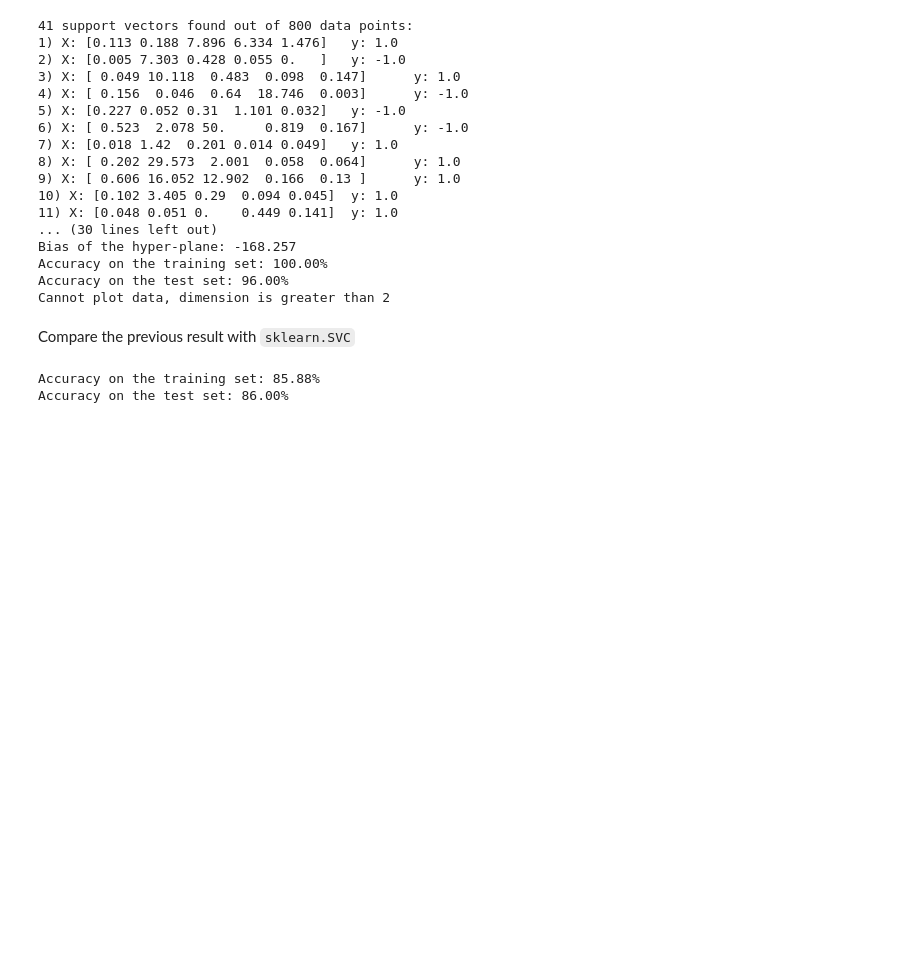
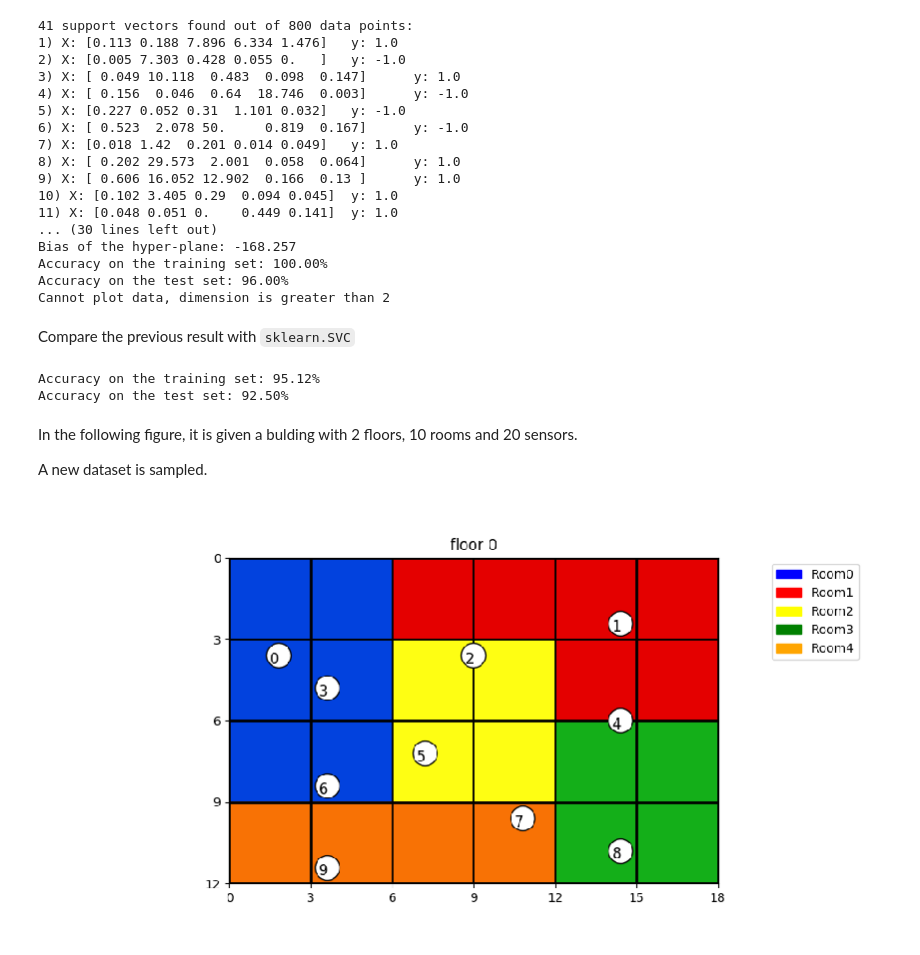
Before and after one commit to nihil21/custom-svm, a Jupyter notebook: custom-svm/svm_usecase.ipynb, the cells around one changed output. Cells and saved outputs as stored; diff of their text form; code cells hidden in the pictures; blank space fills up the shorter version.

```diff
--- a/custom-svm/svm_usecase.ipynb
+++ b/custom-svm/svm_usecase.ipynb
@@ -183,8 +192,16 @@ Compare the previous result with `sklearn.SVC`
 # %%
 f_name ="data/data_2_rooms.txt"
 X_train, X_test, y_train, y_test = read_dataset(f_name)
-svm = SVC(kernel="rbf")
+svm = SVC(kernel="rbf", gamma="auto")
 fit_and_predict(svm, X_train, X_test, y_train, y_test, False)
 # %% [output]
-Accuracy on the training set: 85.88%
-Accuracy on the test set: 86.00%
+Accuracy on the training set: 95.12%
+Accuracy on the test set: 92.50%
+# %% [markdown]
+In the following figure, it is given a bulding with 2 floors, 10 rooms and 20 sensors.
+
+A new dataset is sampled.
+# %%
+show_room('data/data_png/10_rooms_floor0.png')
+# %% [output]
+[figure, added]
```
Also changed, not shown: parts of 11 cells of this notebook, 2 other files.
